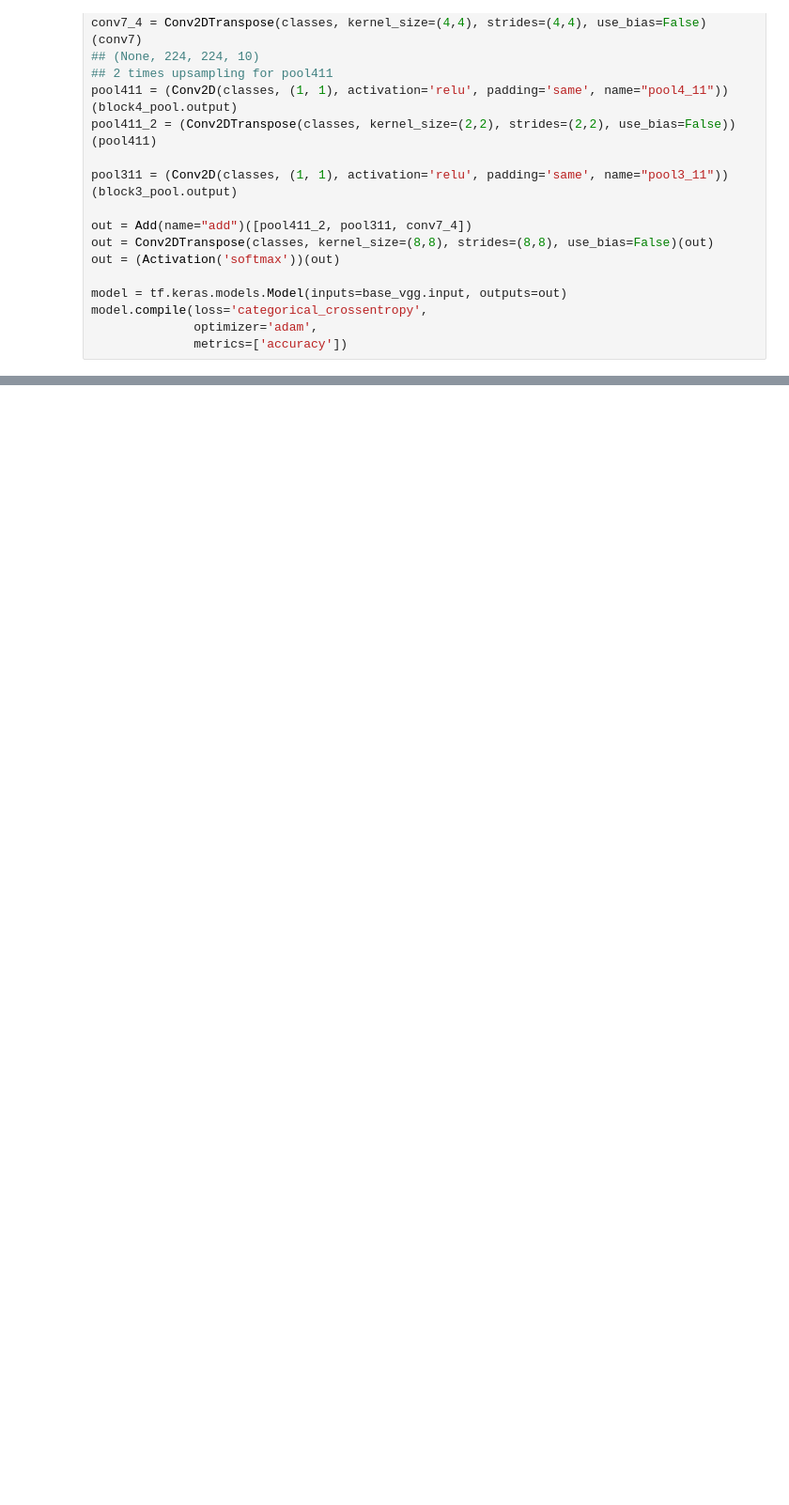
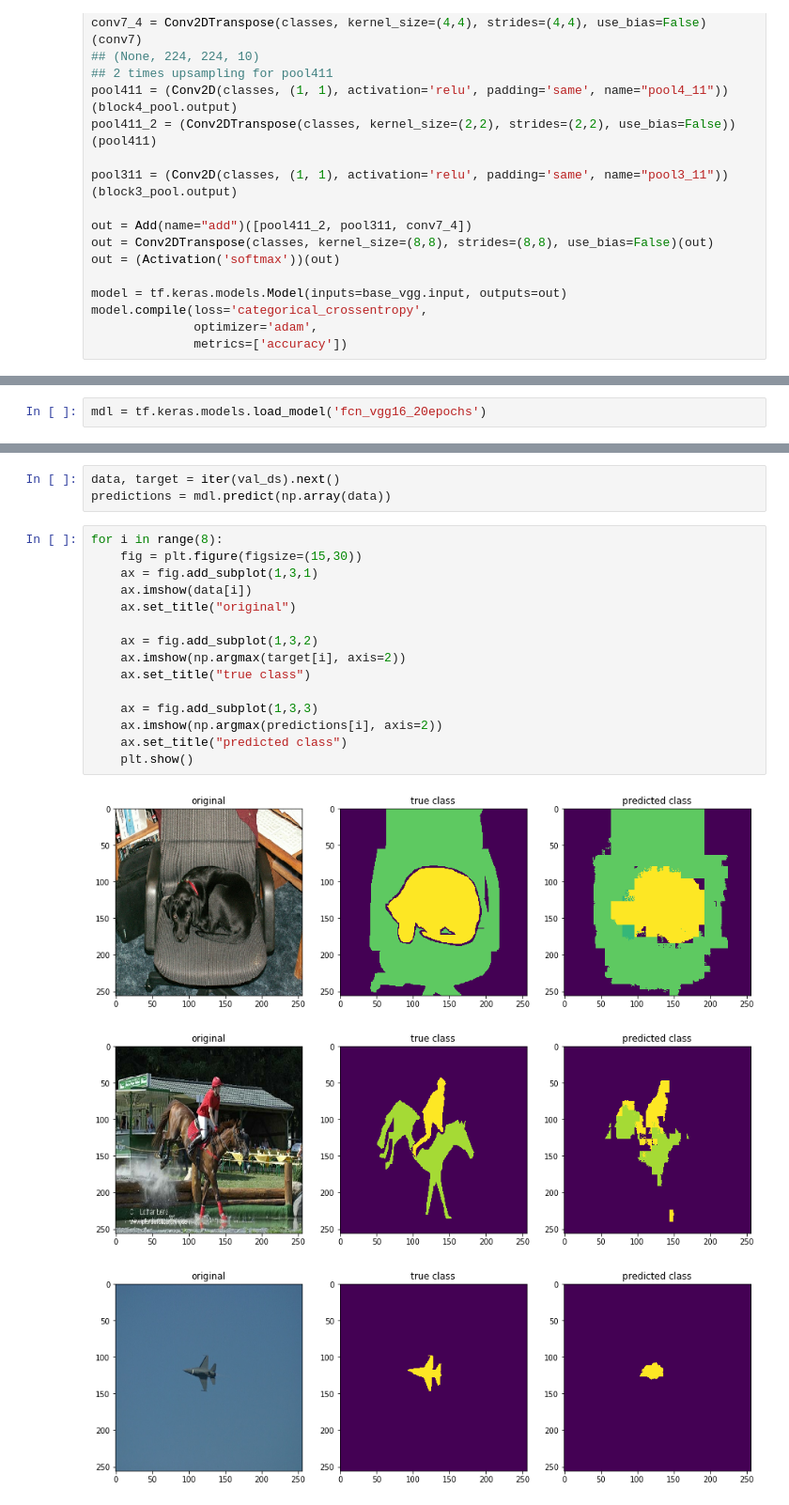
Before and after one commit to jansier/image-segmentation, a Jupyter notebook: no.ipynb, the cells around one changed output, grey strips where cells are left out. Shown at 94% size. Cells and saved outputs as stored; diff of their text form; blank space fills up the shorter version.

```diff
--- a/no.ipynb
+++ b/no.ipynb
@@ -170,0 +225,2 @@ Deprecated in favor of operator or tf.math.divide.
+# %%
+mdl = tf.keras.models.load_model('fcn_vgg16_20epochs')
@@ -170,0 +229,22 @@ Deprecated in favor of operator or tf.math.divide.
+# %%
+data, target = iter(val_ds).next()
+predictions = mdl.predict(np.array(data))
+# %%
+for i in range(8):
+    fig = plt.figure(figsize=(15,30))
+    ax = fig.add_subplot(1,3,1)
+    ax.imshow(data[i])
+    ax.set_title("original")
+
+    ax = fig.add_subplot(1,3,2)
+    ax.imshow(np.argmax(target[i], axis=2))
+    ax.set_title("true class")
+
+    ax = fig.add_subplot(1,3,3)
+    ax.imshow(np.argmax(predictions[i], axis=2))
+    ax.set_title("predicted class")
+    plt.show()
+# %% [output]
+[figure, added]
+[figure, added]
+[figure, added]
```
Also changed, not shown: parts of 16 cells of this notebook.
